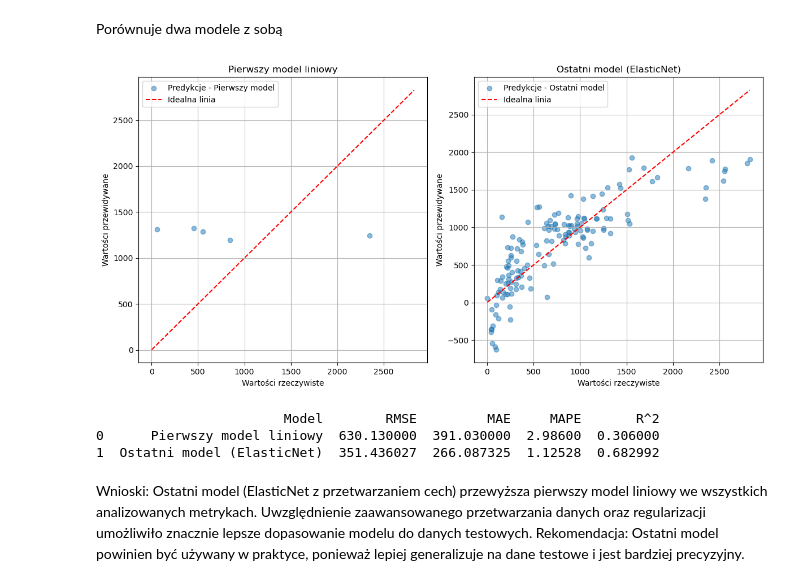
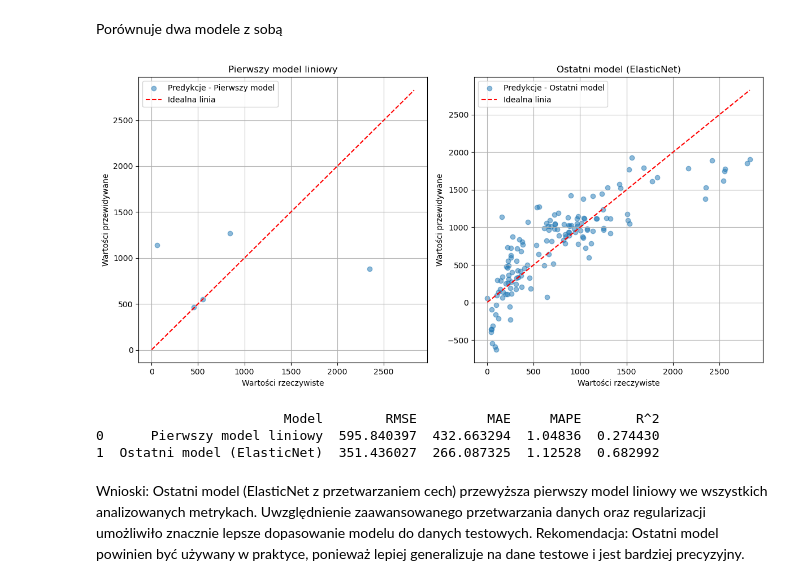
Before and after one commit to Quick-witted-flower/RegresjaZadanie, a Jupyter notebook: PozostałeMetryki.ipynb, the cells around one changed output. Drawn from its saved outputs; the diff is of its cells as text; code cells hidden in the pictures.

```diff
--- a/PozostałeMetryki.ipynb
+++ b/PozostałeMetryki.ipynb
@@ -597,12 +571,13 @@ import matplotlib.pyplot as plt
 import numpy as np
 import pandas as pd
 from sklearn.metrics import mean_absolute_error, mean_absolute_percentage_error, r2_score, mean_squared_error
+from math import sqrt
 
 # Metryki dla pierwszego modelu
-first_model_rmse = 630.13
-first_model_mae = 391.03
-first_model_mape = 2.986
-first_model_r2 = 0.306
+first_model_rmse = sqrt(mean_squared_error(y_train, y_predict_train))
+first_model_mae = mean_absolute_error(y_train, y_predict_train)
+first_model_mape = mean_absolute_percentage_error(y_train, y_predict_train)
+first_model_r2 = r2_score(y_train, y_predict_train)
 
 # Metryki dla ostatniego modelu
 final_rmse = results['RMSE']
@@ -611,7 +586,7 @@ final_mape = results['MAPE']
 final_r2 = results['R²']
 
 # Dane dla pierwszego modelu liniowego
-first_model_predictions = [1285, 1313, 1324, 1245, 1198]  # Przykładowe predykcje pierwszego modelu
+first_model_predictions =  y_predict_train[:5]
 
 # Wizualizacja porównawcza wartości rzeczywistych vs przewidywanych dla obu modeli
 plt.figure(figsize=(12, 6))
@@ -623,36 +598,36 @@ plt.plot([y_test.min(), y_test.max()], [y_test.min(), y_test.max()], color="red"
 plt.title("Pierwszy model liniowy")
 plt.xlabel("Wartości rzeczywiste")
 plt.ylabel("Wartości przewidywane")
 plt.legend()
 plt.grid(True)
 
 # Ostatni model (ElasticNet z przetwarzaniem cech)
 plt.subplot(1, 2, 2)
 plt.scatter(y_test, predictions, alpha=0.5, label='Predykcje - Ostatni model')
 plt.plot([y_test.min(), y_test.max()], [y_test.min(), y_test.max()], color="red", linestyle="--", label='Idealna linia')
 plt.title("Ostatni model (ElasticNet)")
 plt.xlabel("Wartości rzeczywiste")
 plt.ylabel("Wartości przewidywane")
 plt.legend()
 plt.grid(True)
 
 plt.tight_layout()
 plt.show()
 
 # Tabela z metrykami
 comparison_data = {
     'Model': ['Pierwszy model liniowy', 'Ostatni model (ElasticNet)'],
     'RMSE': [first_model_rmse, results['RMSE']],
     'MAE': [first_model_mae, results['MAE']],
     'MAPE': [first_model_mape, results['MAPE']],
     'R^2': [first_model_r2, results['R²']]
 }
 comparison_df = pd.DataFrame(comparison_data)
 print(comparison_df)
 # %% [output]
-[figure, old version]
+[figure, new version]
                         Model        RMSE         MAE     MAPE       R^2
-0      Pierwszy model liniowy  630.130000  391.030000  2.98600  0.306000
+0      Pierwszy model liniowy  595.840397  432.663294  1.04836  0.274430
 1  Ostatni model (ElasticNet)  351.436027  266.087325  1.12528  0.682992
 # %% [markdown]
 
```
Also changed, not shown: parts of 2 cells of this notebook, 1 other file.
